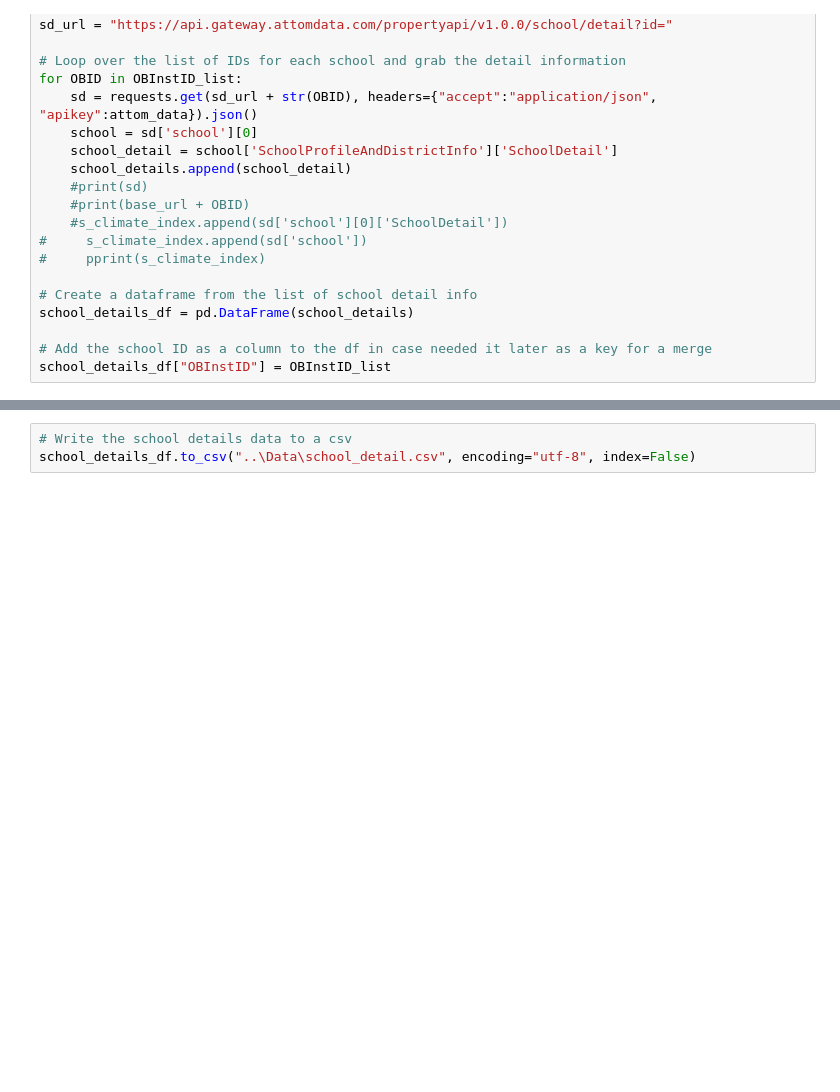
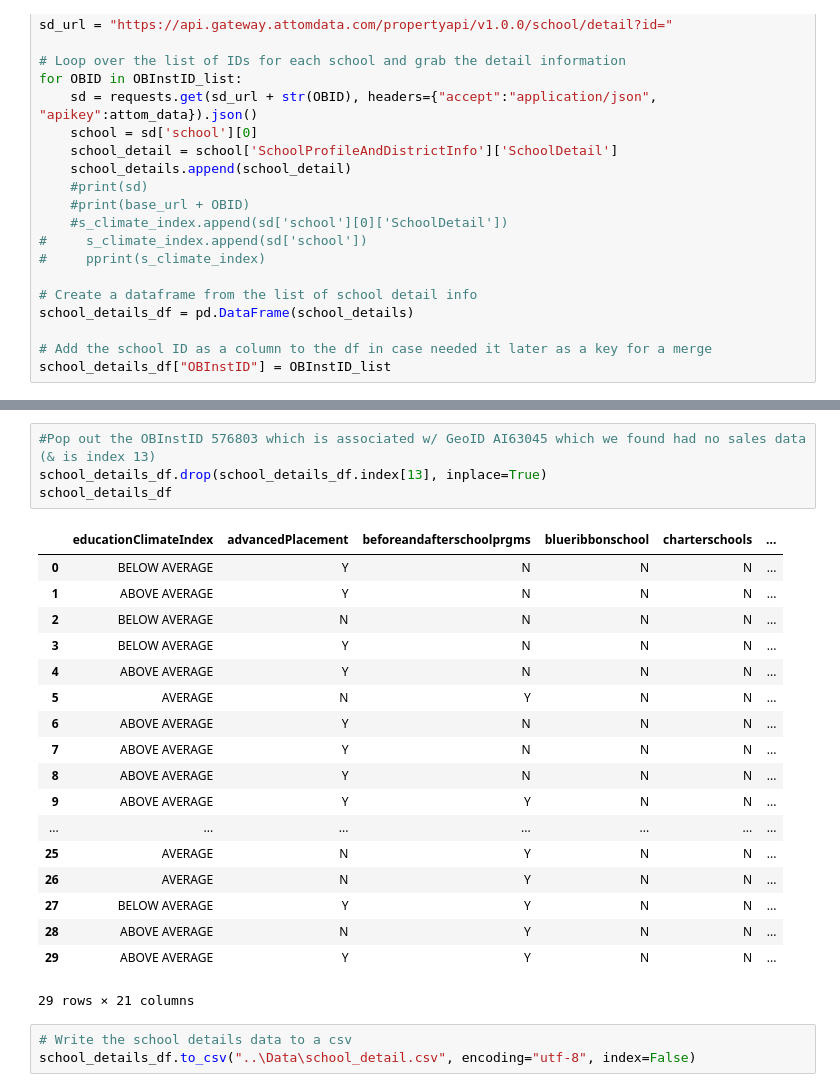
Before and after one commit to turtle3k/team-project, a Jupyter notebook: Attom Data/Attom.ipynb, the cells around one changed output, grey strips where cells are left out. Saved outputs shown, nothing was run; the diff lists cells and outputs as text; blank space fills up the shorter version.

```diff
--- a/Attom Data/Attom.ipynb
+++ b/Attom Data/Attom.ipynb
@@ -178,3 +189,26 @@ school_details_df.head()
+# %%
+#Pop out the OBInstID 576803 which is associated w/ GeoID AI63045 which we found had no sales data (& is index 13)
+school_details_df.drop(school_details_df.index[13], inplace=True)
+school_details_df
+# %% [output]
+|  | educationClimateIndex | advancedPlacement | beforeandafterschoolprgms | blueribbonschool | charterschools | ... |
+| 0 | BELOW AVERAGE | Y | N | N | N | ... |
+| 1 | ABOVE AVERAGE | Y | N | N | N | ... |
+| 2 | BELOW AVERAGE | N | N | N | N | ... |
+| 3 | BELOW AVERAGE | Y | N | N | N | ... |
+| 4 | ABOVE AVERAGE | Y | N | N | N | ... |
+| 5 | AVERAGE | N | Y | N | N | ... |
+| 6 | ABOVE AVERAGE | Y | N | N | N | ... |
+| 7 | ABOVE AVERAGE | Y | N | N | N | ... |
+| 8 | ABOVE AVERAGE | Y | N | N | N | ... |
+| 9 | ABOVE AVERAGE | Y | Y | N | N | ... |
+| ... | ... | ... | ... | ... | ... | ... |
+| 25 | AVERAGE | N | Y | N | N | ... |
+| 26 | AVERAGE | N | Y | N | N | ... |
+| 27 | BELOW AVERAGE | Y | Y | N | N | ... |
+| 28 | ABOVE AVERAGE | N | Y | N | N | ... |
+| 29 | ABOVE AVERAGE | Y | Y | N | N | ... |
+29 rows × 21 columns
 # %%
 # Write the school details data to a csv
 school_details_df.to_csv("..\Data\school_detail.csv", encoding="utf-8", index=False)
```
Also changed, not shown: parts of 1 cell of this notebook.
